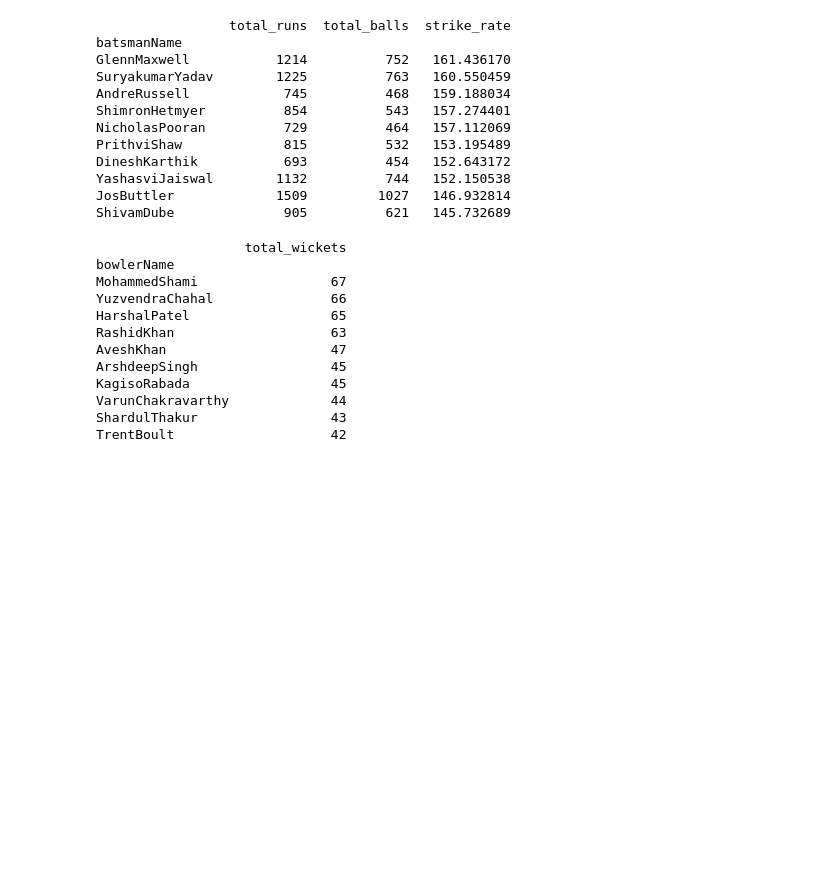
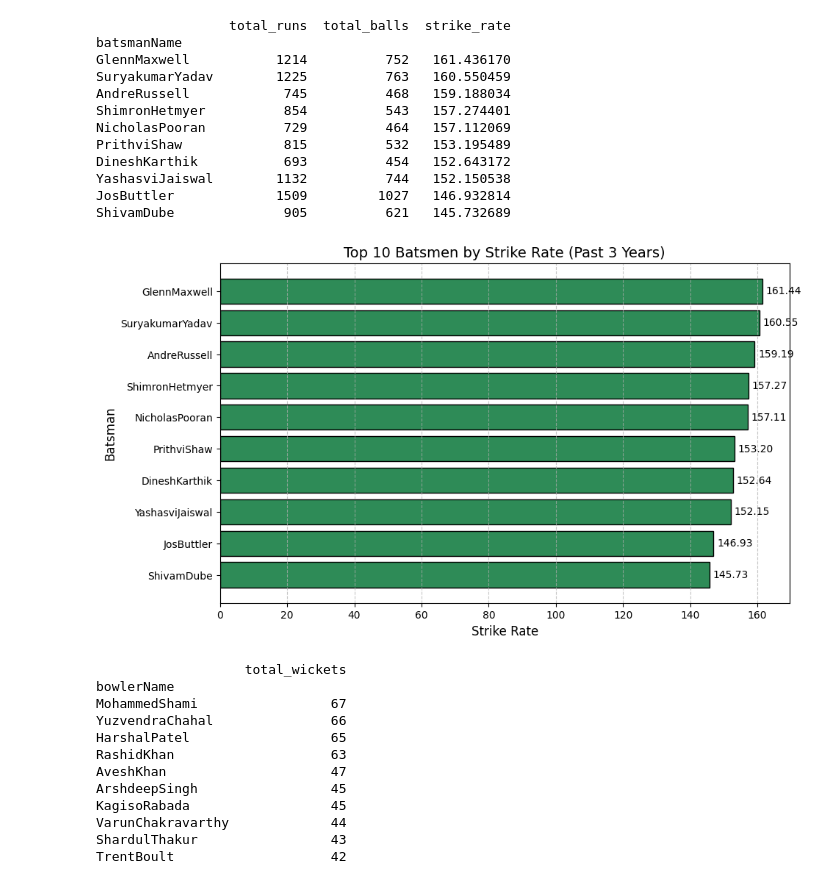
Before and after one commit to Vasista03/Coursework, a Jupyter notebook: cricket_vas.ipynb, the cells around one changed output. Cells and saved outputs as stored; diff of their text form; code cells hidden in the pictures; blank space fills up the shorter version.

```diff
--- a/cricket_vas.ipynb
+++ b/cricket_vas.ipynb
@@ -431,6 +500,27 @@ DineshKarthik           693          454   152.643172
 YashasviJaiswal        1132          744   152.150538
 JosButtler             1509         1027   146.932814
 ShivamDube              905          621   145.732689
+# %%
+#3
+
+SR_10_sorted = SR_10.sort_values('strike_rate')
+
+plt.figure(figsize=(10,6))
+plt.barh(SR_10_sorted.index, SR_10_sorted['strike_rate'],
+         color='seagreen', edgecolor='black')
+
+plt.title("Top 10 Batsmen by Strike Rate (Past 3 Years)", fontsize=14)
+plt.xlabel("Strike Rate", fontsize=12)
+plt.ylabel("Batsman", fontsize=12)
+plt.grid(axis='x', linestyle='--', alpha=0.7)
+
+# Annotate strike rate values on bars
+for i, v in enumerate(SR_10_sorted['strike_rate']):
+    plt.text(v+1, i, f"{v:.2f}", va='center')
+
+plt.show()
+# %% [output]
+[figure, added]
 # %%
 #4  Top 10 bowlers based on past 3 years total wickets taken.
 
```
Also changed, not shown: parts of 16 cells of this notebook, 1 other file.
